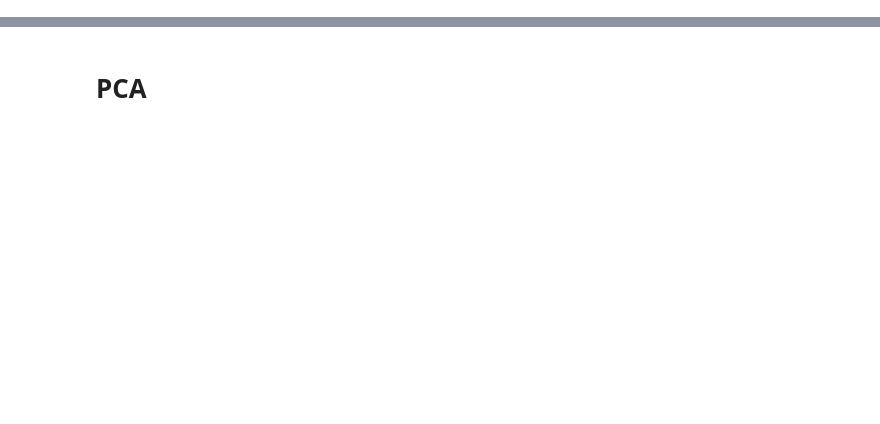
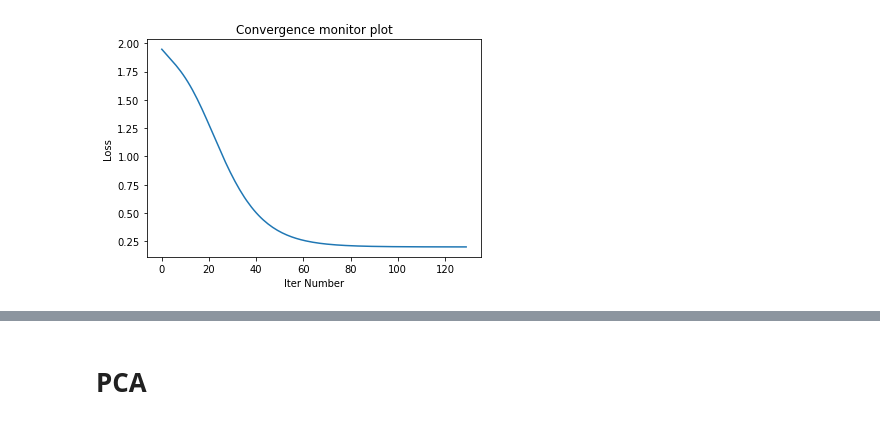
Before and after one commit to TheOneCodeGuy/AutoAssociationNN-RBM-AutoEncoders, a Jupyter notebook: Q1.ipynb, the cells around one changed output, grey strips where cells are left out. Saved outputs shown, nothing was run; the diff lists cells and outputs as text; code cells hidden in the pictures; blank space fills up the shorter version.

```diff
--- a/Q1.ipynb
+++ b/Q1.ipynb
@@ -56,10 +65,11 @@ def train_test_loader(directory, label_dict, train_fraction=0.8, num_workers=2,
     trainloader = DataLoader(train_data, batch_size=batch_size, shuffle=True, num_workers=num_workers)
     testloader = DataLoader(test_data, batch_size=batch_size, shuffle=True, num_workers=num_workers)
 
-    return trainloader, testloader
+    return trainloader, testloader, train_size, test_size
 # %%
 label_dict = {'tallbuilding': 0, 'opencountry':1, 'mountain': 2, 'highway': 3, 'coast': 4}
-trainloader, testloader = train_test_loader('Data_Set_1(Colored_Images)', label_dict, train_fraction=0.8, num_workers=0)
+# trainloader, testloader = train_test_loader('Data_Set_1(Colored_Images)', label_dict, train_fraction=0.8, num_workers=0)
+trainloader, testloader, train_size, test_size = train_test_loader('/content/drive/My Drive/Data_Set_1(Colored_Images)', label_dict, train_fraction=0.8, num_workers=0)
 # %%
 class AutoEncoder(nn.Module):
 
@@ -95,5 +105,5 @@ cuda:0
 # %%
-ae1 = AutoEncoder(828, [500, 300, 500])
+ae1 = AutoEncoder(828, [500, 350, 500])
 ae1 = ae1.to(device)
 optimizer1 = optim.SGD(ae1.parameters(), lr=0.0001, momentum=0.9)
 # %%
@@ -154,5 +165,13 @@ Epoch 131 : Loss = 8.82976958155632
 Converged
 Finished Training
+# %%
+plt.plot(losses)
+plt.ylabel('Loss')
+plt.xlabel('Iter Number')
+plt.title('Convergence monitor plot')
+plt.show()
+# %% [output]
+[figure, added]
 # %%
 class FinalNet(nn.Module):
 
```
Also changed, not shown: parts of 17 cells of this notebook.
